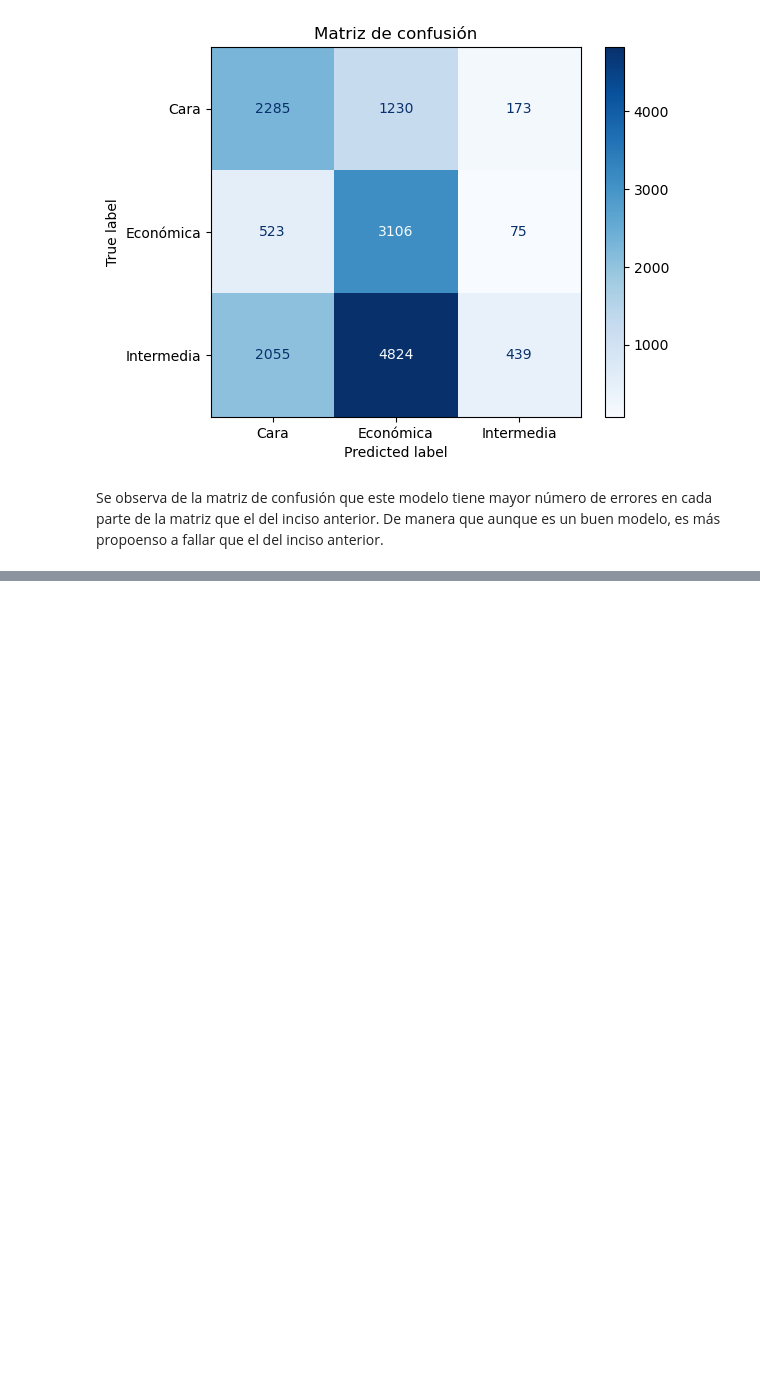
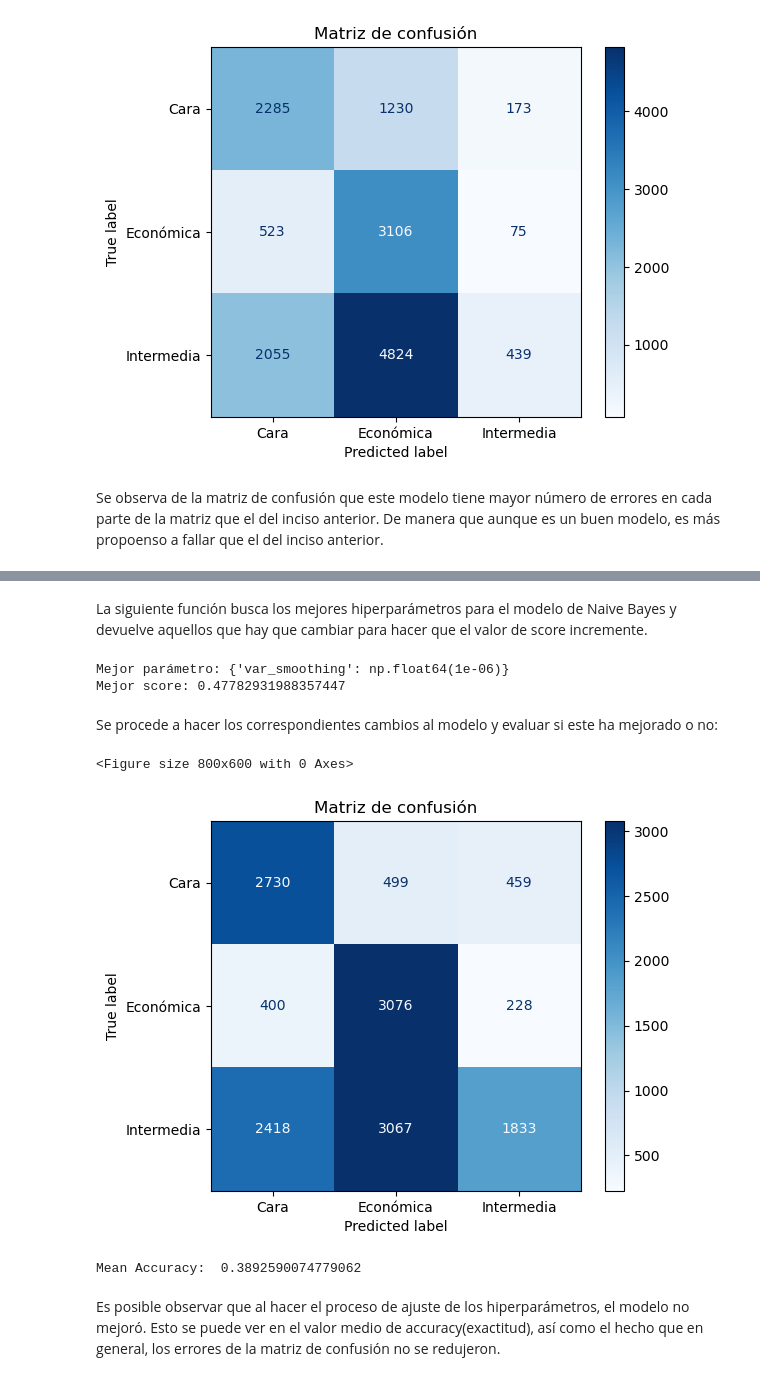
Before and after one commit to ricrod01/LABORATORIO_5_MD, a Jupyter notebook: Incisos8_9.ipynb, the cells around one changed output, grey strips where cells are left out. Saved outputs shown, nothing was run; the diff lists cells and outputs as text; code cells hidden in the pictures; blank space fills up the shorter version.

```diff
--- a/Incisos8_9.ipynb
+++ b/Incisos8_9.ipynb
@@ -110,0 +111,2 @@ Inciso 9: Modelos de regresión y claisficación de Naive Bayes
+# %% [markdown]
+La siguiente función busca los mejores hiperparámetros para el modelo de Naive Bayes y devuelve aquellos que hay que cambiar para hacer que el valor de score incremente.
@@ -110,0 +133,33 @@ Inciso 9: Modelos de regresión y claisficación de Naive Bayes
+# %%
+print("Mejor parámetro:", grid.best_params_)
+print("Mejor score:", grid.best_score_)
+# %% [output]
+Mejor parámetro: {'var_smoothing': np.float64(1e-06)}
+Mejor score: 0.47782931988357447
+# %% [markdown]
+Se procede a hacer los correspondientes cambios al modelo y evaluar si este ha mejorado o no:
+# %%
+modeloNB2=GaussianNB(var_smoothing=1e-06)
+modeloNB2.fit(X_train, y_train)
+kfold = StratifiedKFold(n_splits=5,shuffle=True,random_state=42)
+y_pred2=cross_val_predict(modeloNB2,X_test, y_test,cv=kfold)
+
+class_names = [str(c) for c in modeloNB2.classes_]
+cm = confusion_matrix(y_test, y_pred2, labels=modeloNB.classes_)
+plt.figure(figsize=(8, 6))
+disp = ConfusionMatrixDisplay(confusion_matrix=cm, display_labels=class_names)
+disp.plot(cmap="Blues", values_format="d")
+plt.title("Matriz de confusión")
+plt.show()
+# %% [output]
+<Figure size 800x600 with 0 Axes>
+[figure, added]
+# %%
+kfold = StratifiedKFold(n_splits=2,shuffle=True,random_state=0)
+scores = cross_val_score(modeloNB,X_test,y_test,cv=kfold,scoring="accuracy")
+scores=np.mean(scores)
+print("Mean Accuracy: ",scores)
+# %% [output]
+Mean Accuracy:  0.3892590074779062
+# %% [markdown]
+Es posible observar que al hacer el proceso de ajuste de los hiperparámetros, el modelo no mejoró. Esto se puede ver en el valor medio de accuracy(exactitud), así como el hecho que en general, los errores de la matriz de confusión no se redujeron.
```
Also changed, not shown: parts of 6 cells of this notebook.
